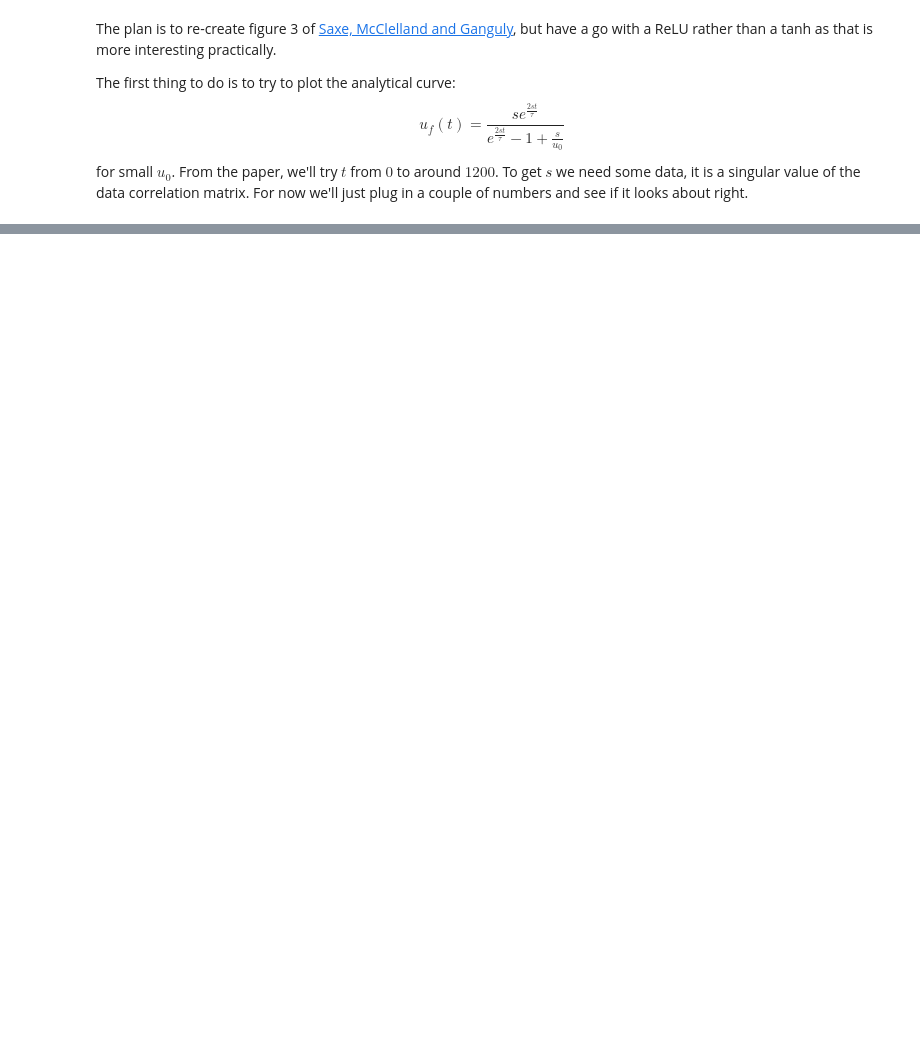
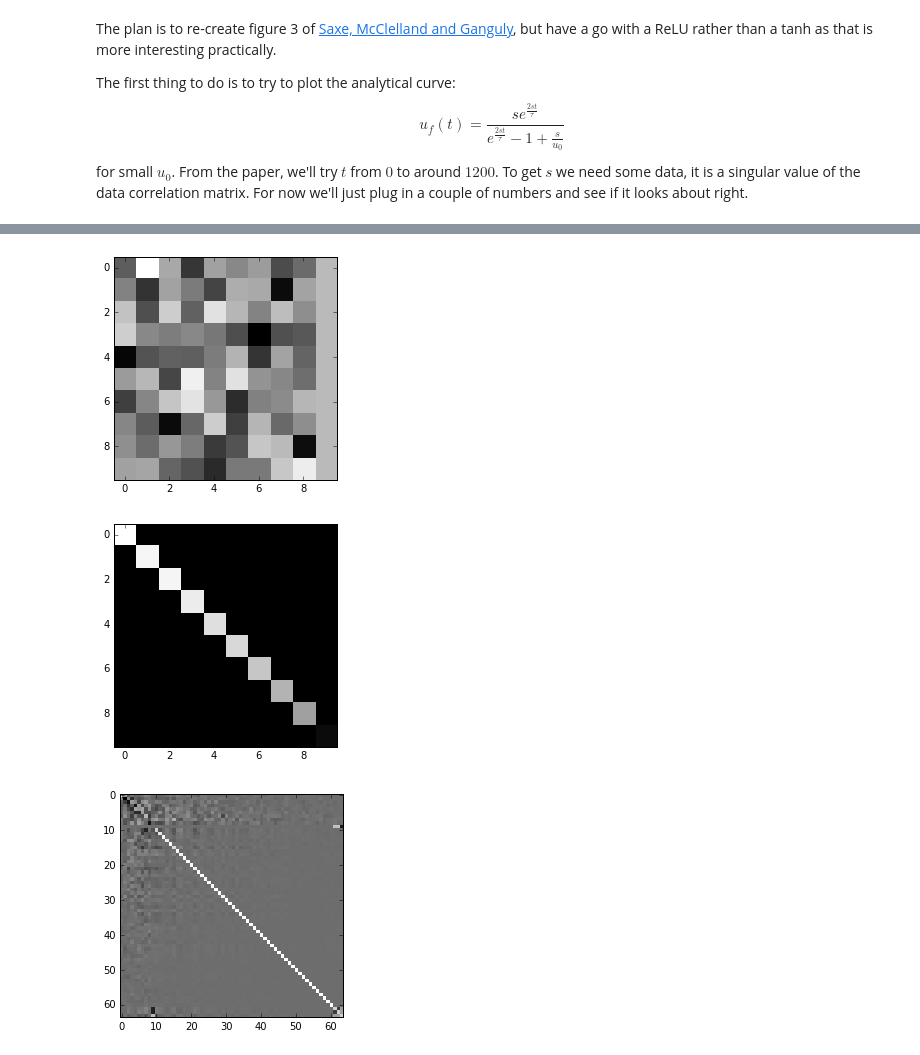
Before and after one commit to PFCM/odds-and-ends, a Jupyter notebook: saxe_figure.ipynb, the cells around one changed output, grey strips where cells are left out. Cells and saved outputs as stored; diff of their text form; code cells hidden in the pictures; blank space fills up the shorter version.

```diff
--- a/saxe_figure.ipynb
+++ b/saxe_figure.ipynb
@@ -59,0 +122,13 @@ def flip(data, epsilon):
+# %%
+# we also need its SVD
+u, s, vT = np.linalg.svd(io_corr, full_matrices=True)
+plt.imshow(u)
+plt.show()
+plt.imshow(np.diag(s))
+plt.show()
+plt.imshow(vT)
+plt.show()
+# %% [output]
+[figure, added]
+[figure, added]
+[figure, added]
```
Also changed, not shown: parts of 18 cells of this notebook.
